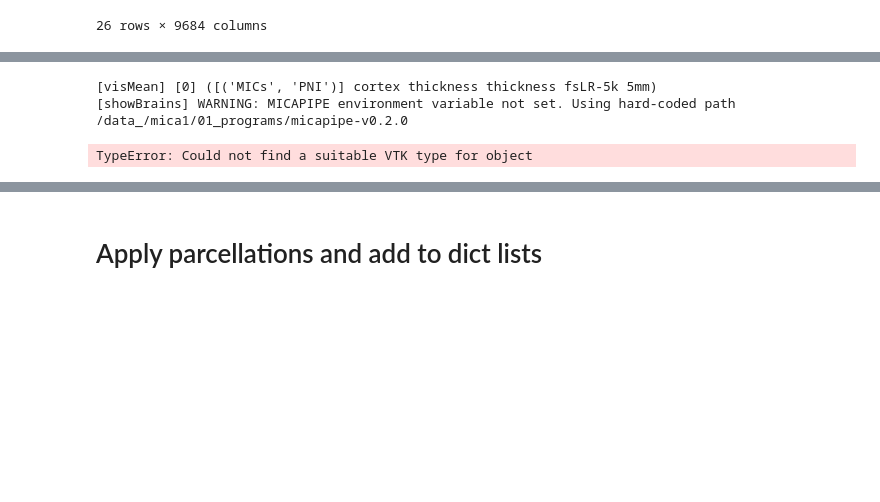
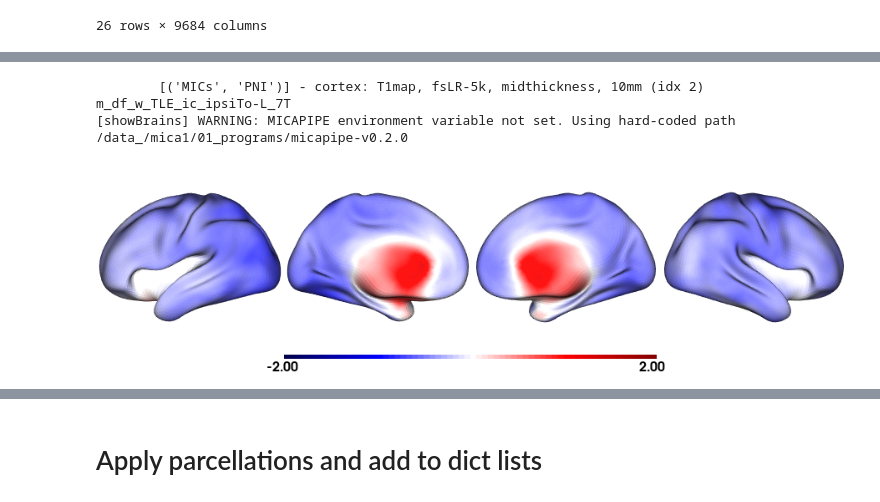
Before and after one commit to mendelsonD/3T7T, a Jupyter notebook: analyses/04_group_anal.ipynb, the cells around one changed output, grey strips where cells are left out. Drawn from its saved outputs; the diff is of its cells as text; code cells hidden in the pictures; blank space fills up the shorter version.

Commit message:
Problem with 7T data as determined on maps. Plotting function appears ok.

```diff
--- a/analyses/04_group_anal.ipynb
+++ b/analyses/04_group_anal.ipynb
@@ -1557,7 +1554,7 @@ save_name = f"01_dDif"
 
 
 if load:# import
-    pth = "/host/verges/tank/data/daniel/3T7T/z/outputs/05_comps_11Sep2025-161449.pkl"
+    pth = "/host/verges/tank/data/daniel/3T7T/z/outputs/05_comps_11Sep2025-170446.pkl"
     with open(pth, "rb") as f:
         comps = pickle.load(f)
 
@@ -1627,0 +1606,20 @@ tsutil.itmToVisual(
+# %%
+importlib.reload(tsutil)
+
+df_name = 'comps_df_d_ic'
+metric = 'm_df_z_TLE_ic_ipsiTo-L_7T'
+
+for i, item in enumerate(comps):
+
+    tsutil.printItemMetadata(item, idx=idx)
+    try:
+        tsutil.itmToVisual(
+                        item=item,
+                        df_name = df_name,
+                        metric = metric,
+                        ipsiTo = ipsiTo
+                        )
+    except Exception as e:
+        print(f"Error processing item {i}: {e}")
+        continue
+    print(f"\n")
@@ -1628,14 +1644,17 @@ tsutil.itmToVisual(
 # %%
-importlib.reload(tsutil)
-
-tsutil.visMean(
-    comps,
-    df_name = "comps_df_d_ic",
-    df_metric="d_df_z_TLE_ic_ipsiTo-L_Δd",
-    title="Mean z difference (7T-3T)",
-    ipsiTo="L"
-)
+item= comps[3]
+tsutil.printItemMetadata(item, idx=2)
+metric = 'm_df_w_TLE_ic_ipsiTo-L_7T'
+print(metric)
+tsutil.itmToVisual(
+                        item=item,
+                        df_name = df_name,
+                        metric = metric,
+                        ipsiTo = ipsiTo,
+                        max_val = 2
+                        )
 # %% [output]
-[visMean] [0] ([('MICs', 'PNI')] cortex thickness thickness fsLR-5k 5mm)
+        [('MICs', 'PNI')] - cortex: T1map, fsLR-5k, midthickness, 10mm (idx 2)
+m_df_w_TLE_ic_ipsiTo-L_7T
 [showBrains] WARNING: MICAPIPE environment variable not set. Using hard-coded path /data_/mica1/01_programs/micapipe-v0.2.0
-TypeError: Could not find a suitable VTK type for object
+[figure, added]
```
Also changed, not shown: parts of 8 cells of this notebook, 1 other file.
